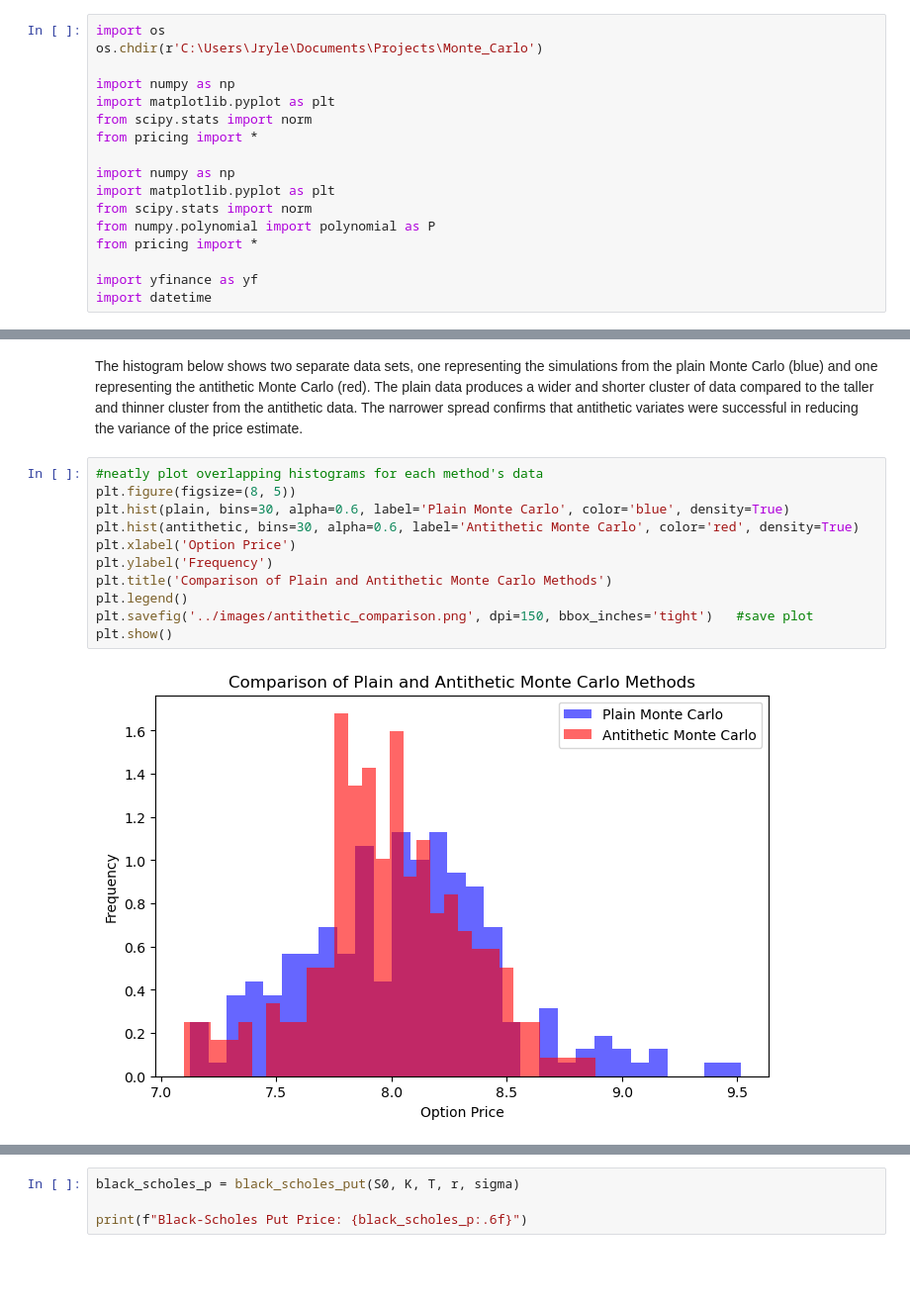
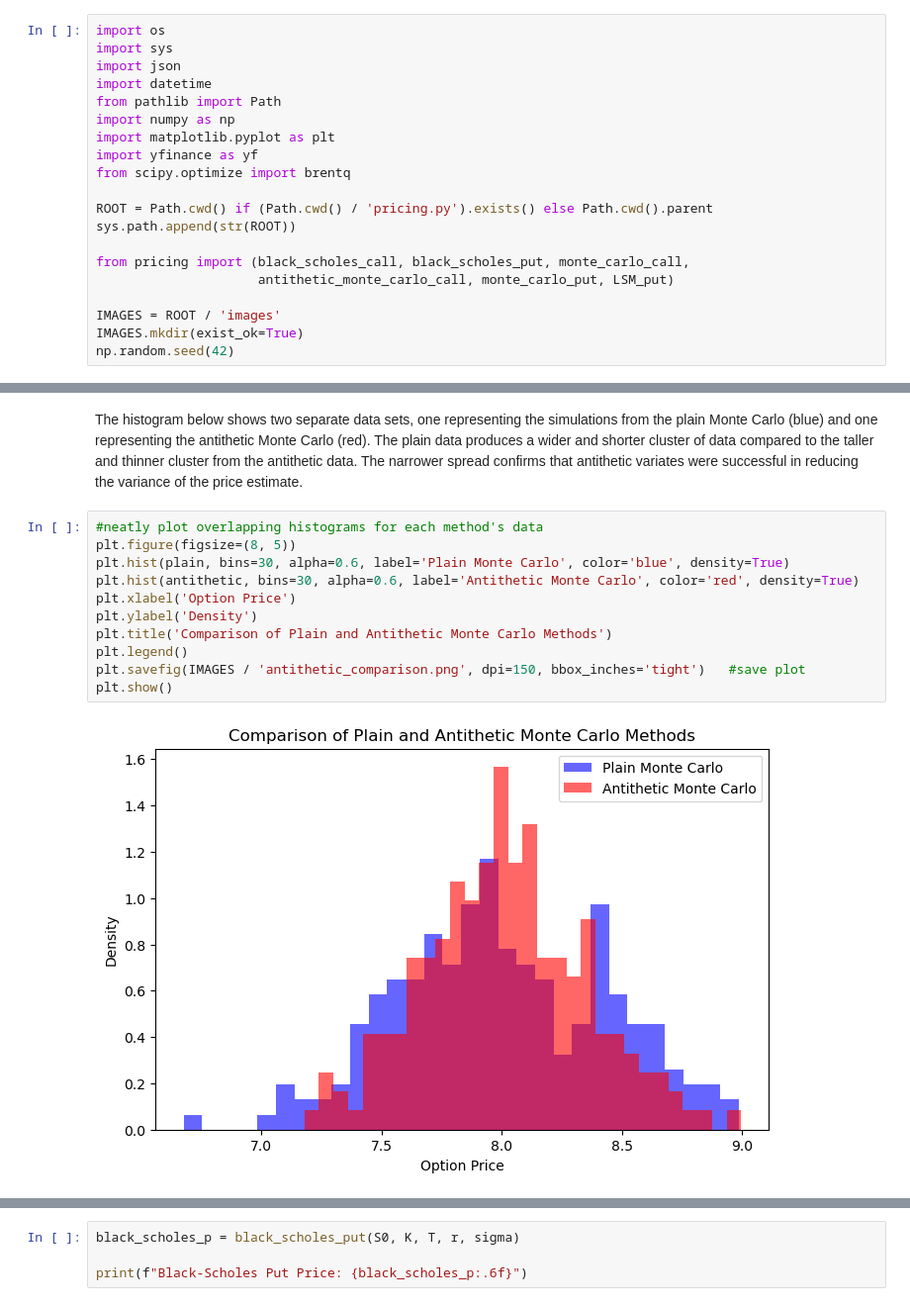
Before and after one commit to jrlarkin77/monte-carlo-option-pricer, a Jupyter notebook: notebooks/Monte_Carlo.ipynb, the cells around one changed output, grey strips where cells are left out. Shown at 99% size. Cells and saved outputs as stored; diff of their text form; blank space fills up the shorter version.

```diff
--- a/notebooks/Monte_Carlo.ipynb
+++ b/notebooks/Monte_Carlo.ipynb
@@ -3,20 +21,23 @@ Libraries and Variables Used
 # %%
 import os
-os.chdir(r'C:\Users\Jryle\Documents\Projects\Monte_Carlo')
-
+import sys
+import json
+import datetime
+from pathlib import Path
 import numpy as np
 import matplotlib.pyplot as plt
-from scipy.stats import norm
-from pricing import *
+import yfinance as yf
+from scipy.optimize import brentq
 
-import numpy as np
-import matplotlib.pyplot as plt
-from scipy.stats import norm
-from numpy.polynomial import polynomial as P
-from pricing import *
+ROOT = Path.cwd() if (Path.cwd() / 'pricing.py').exists() else Path.cwd().parent
+sys.path.append(str(ROOT))
 
-import yfinance as yf
-import datetime
+from pricing import (black_scholes_call, black_scholes_put, monte_carlo_call,
+                     antithetic_monte_carlo_call, monte_carlo_put, LSM_put)
+
+IMAGES = ROOT / 'images'
+IMAGES.mkdir(exist_ok=True)
+np.random.seed(42)
 # %%
 S0 = 100                    #current stock price
 K = 105                     #strike price
@@ -101,14 +156,14 @@ The histogram below shows two separate data sets, one representing the simulatio
 # %%
 #neatly plot overlapping histograms for each method's data
 plt.figure(figsize=(8, 5))
 plt.hist(plain, bins=30, alpha=0.6, label='Plain Monte Carlo', color='blue', density=True)
 plt.hist(antithetic, bins=30, alpha=0.6, label='Antithetic Monte Carlo', color='red', density=True)
 plt.xlabel('Option Price')
-plt.ylabel('Frequency')
+plt.ylabel('Density')
 plt.title('Comparison of Plain and Antithetic Monte Carlo Methods')
 plt.legend()
-plt.savefig('../images/antithetic_comparison.png', dpi=150, bbox_inches='tight')   #save plot
+plt.savefig(IMAGES / 'antithetic_comparison.png', dpi=150, bbox_inches='tight')   #save plot
 plt.show()
 # %% [output]
-[figure, old version]
+[figure, new version]
 # %% [markdown]
```
Also changed, not shown: parts of 38 cells of this notebook, 8 other files.
